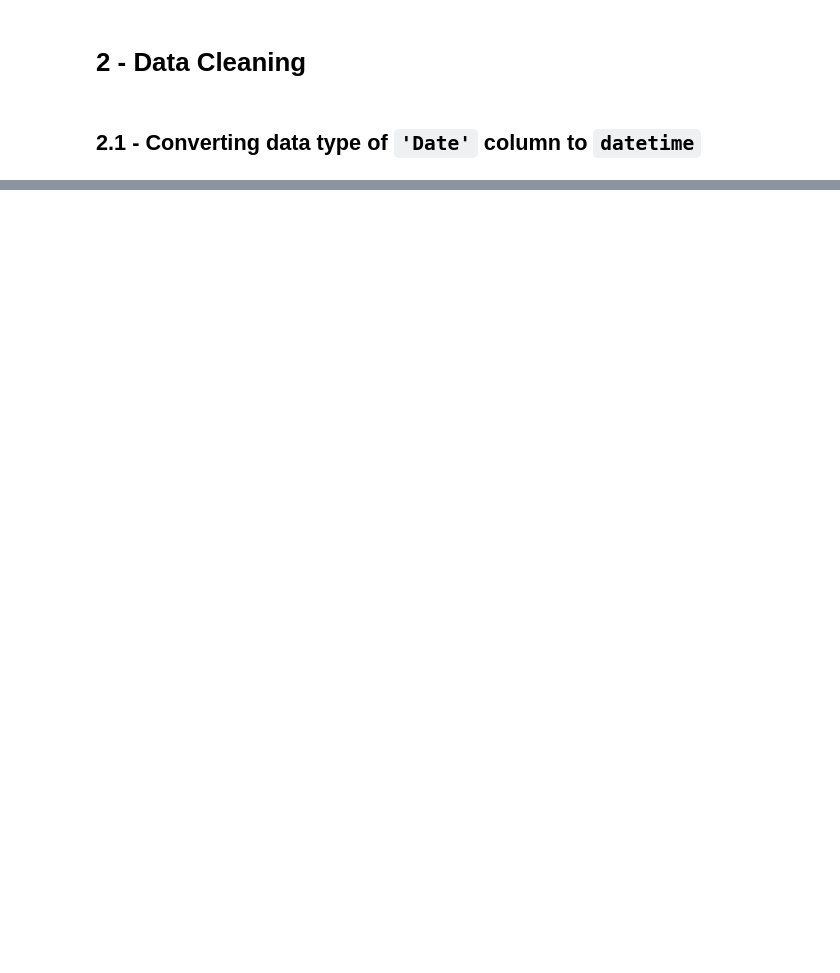
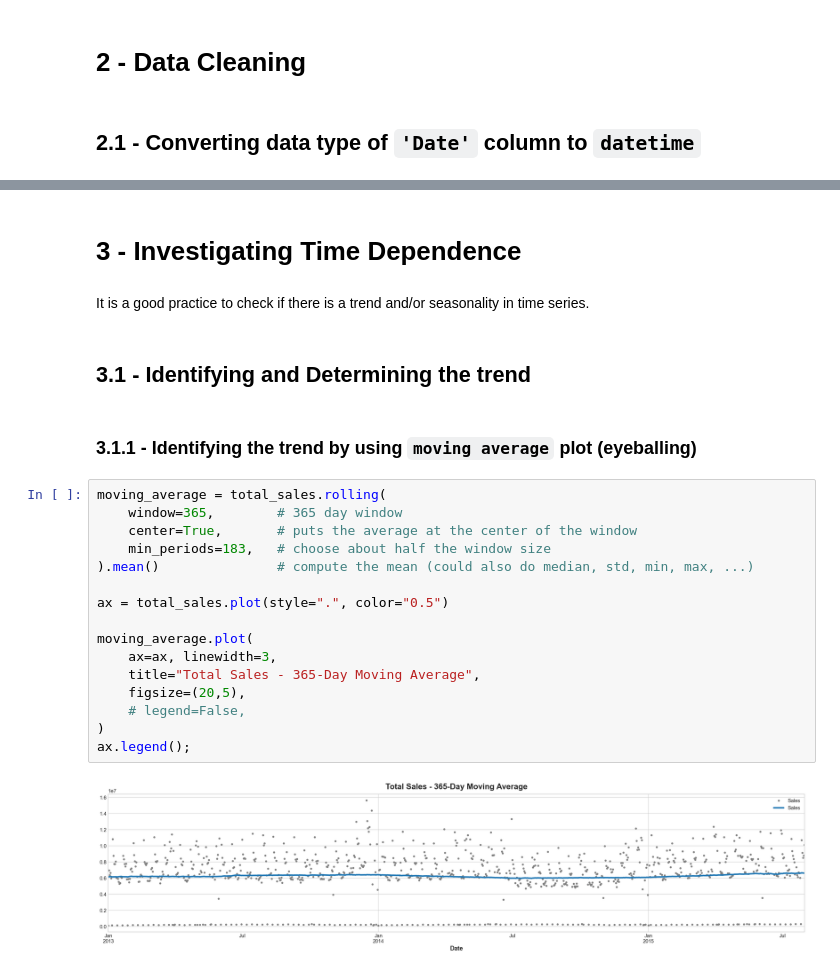
Before and after one commit to ildeniz/ML-2022-003-Forecasting_Store_Sales_Through_Time_Series_Analysis, a Jupyter notebook: ML-2022-003-Forecasting_Store_Sales_TSA.ipynb, the cells around one changed output, grey strips where cells are left out. Saved outputs shown, nothing was run; the diff lists cells and outputs as text; blank space fills up the shorter version.

```diff
--- a/ML-2022-003-Forecasting_Store_Sales_TSA.ipynb
+++ b/ML-2022-003-Forecasting_Store_Sales_TSA.ipynb
@@ -289,0 +272,26 @@ prod_line[3]
+# %% [markdown]
+# 3 - Investigating Time Dependence
+# %% [markdown]
+It is a good practice to check if there is a trend and/or seasonality in time series.
+# %% [markdown]
+## 3.1 - Identifying and Determining the trend
+# %% [markdown]
+### 3.1.1 - Identifying the trend by using `moving average` plot (eyeballing)
+# %%
+moving_average = total_sales.rolling(
+    window=365,        # 365 day window
+    center=True,       # puts the average at the center of the window
+    min_periods=183,   # choose about half the window size
+).mean()               # compute the mean (could also do median, std, min, max, ...)
+
+ax = total_sales.plot(style=".", color="0.5")
+
+moving_average.plot(
+    ax=ax, linewidth=3,
+    title="Total Sales - 365-Day Moving Average",
+    figsize=(20,5),
+    # legend=False,
+)
+ax.legend();
+# %% [output]
+[figure, added]
```
Also changed, not shown: parts of 87 cells of this notebook.
